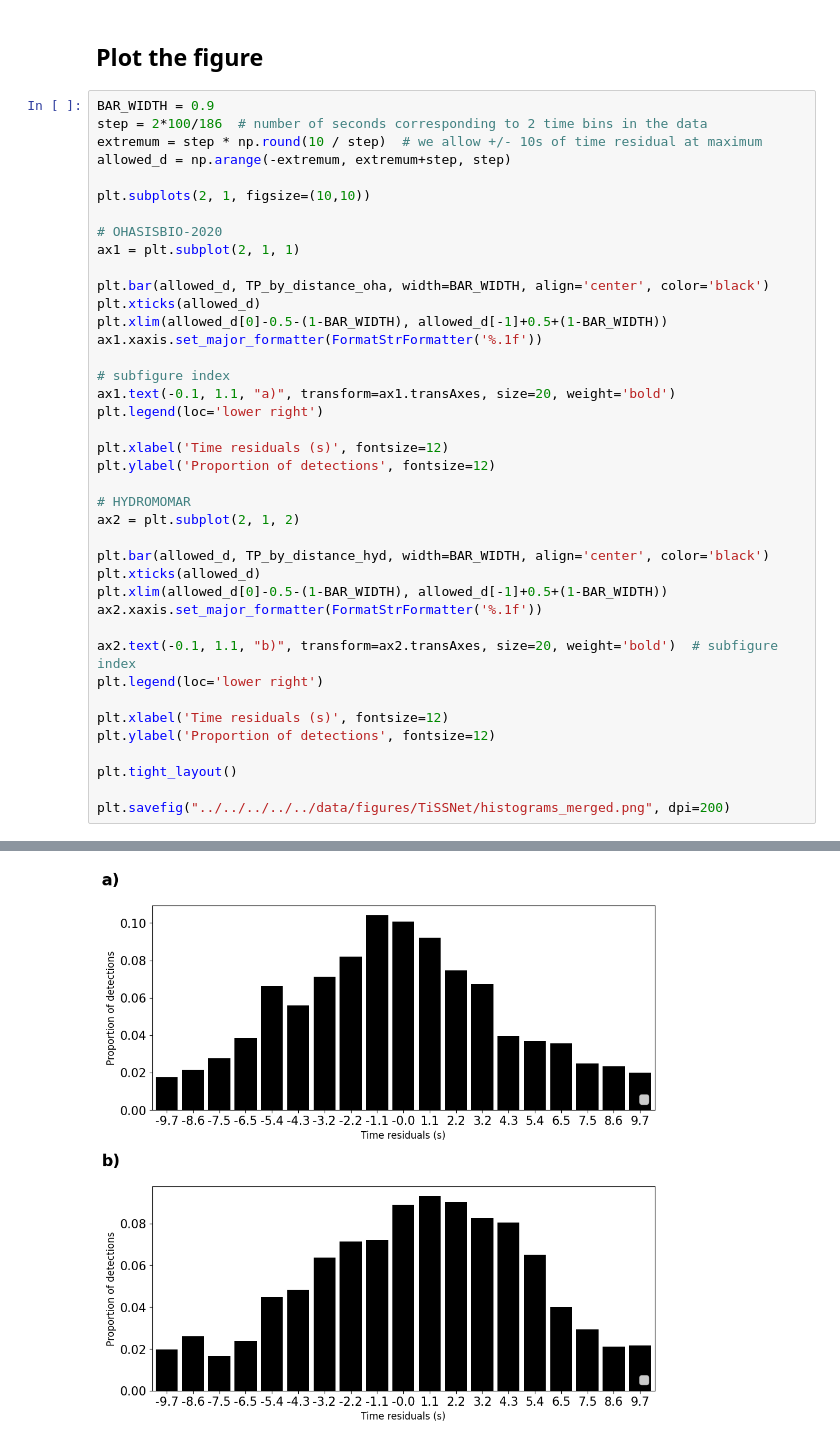
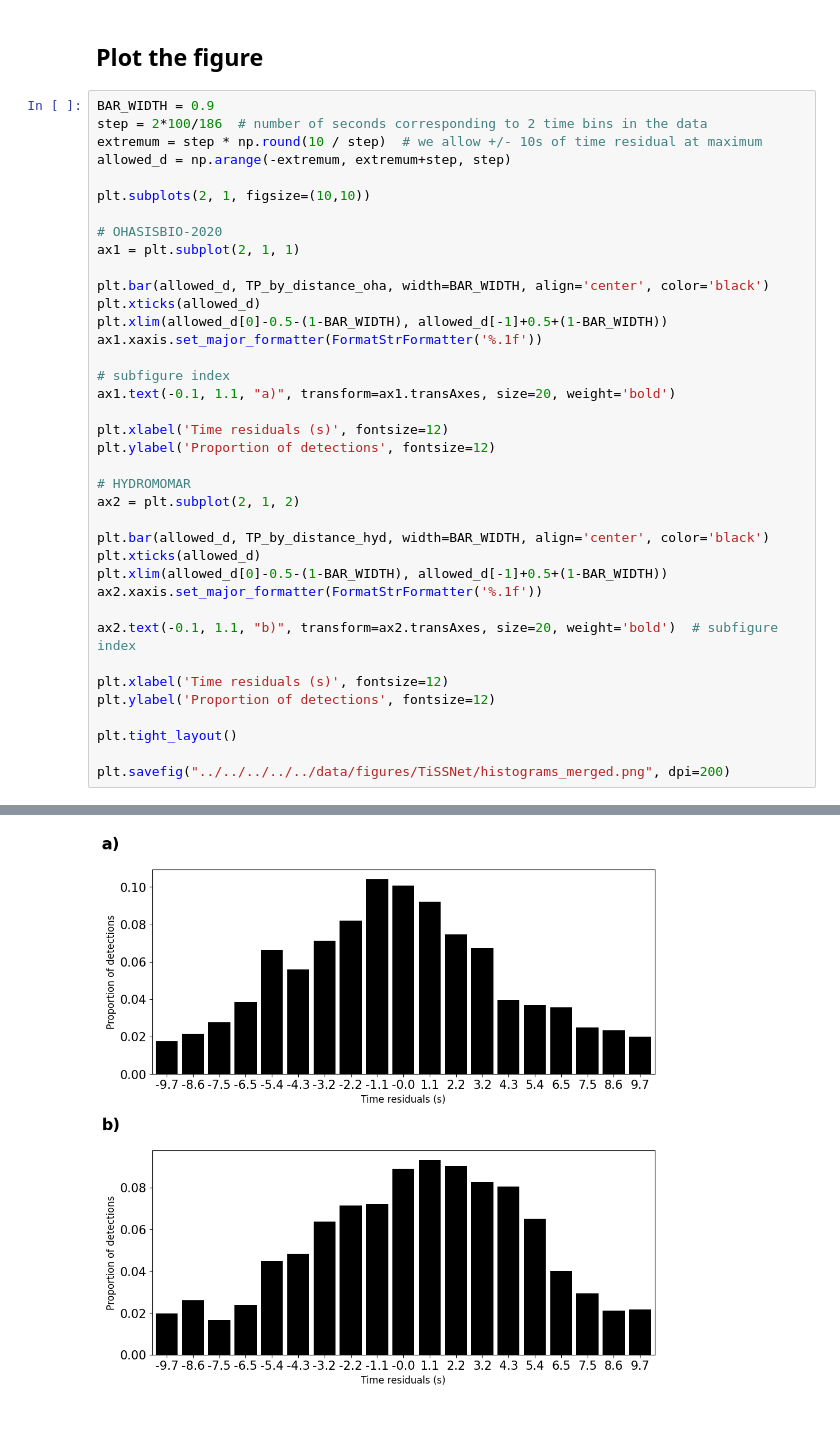
Before and after one commit to PYLRR/OHASISBIO_dataset, a Jupyter notebook: src/notebooks/detection/eval/figures_generation/histograms_plotter.ipynb, the cells around one changed output, grey strips where cells are left out. Saved outputs shown, nothing was run; the diff lists cells and outputs as text.

Commit message:
fixing plots layout by removing the useless legend from residuals histograms and changing yaml datasets path to relative path

```diff
--- a/src/notebooks/detection/eval/figures_generation/histograms_plotter.ipynb
+++ b/src/notebooks/detection/eval/figures_generation/histograms_plotter.ipynb
@@ -32,7 +32,6 @@ ax1.xaxis.set_major_formatter(FormatStrFormatter('%.1f'))
 
 # subfigure index
 ax1.text(-0.1, 1.1, "a)", transform=ax1.transAxes, size=20, weight='bold')
-plt.legend(loc='lower right')
 
 plt.xlabel('Time residuals (s)', fontsize=12)
 plt.ylabel('Proportion of detections', fontsize=12)
@@ -46,7 +45,6 @@ plt.xlim(allowed_d[0]-0.5-(1-BAR_WIDTH), allowed_d[-1]+0.5+(1-BAR_WIDTH))
 ax2.xaxis.set_major_formatter(FormatStrFormatter('%.1f'))
 
 ax2.text(-0.1, 1.1, "b)", transform=ax2.transAxes, size=20, weight='bold')  # subfigure index
-plt.legend(loc='lower right')
 
 plt.xlabel('Time residuals (s)', fontsize=12)
 plt.ylabel('Proportion of detections', fontsize=12)
@@ -60 +56 @@ No artists with labels found to put in legend.  Note that artists whose label st
-[figure, old version]
+[figure, new version]
```
Also changed, not shown: parts of 1 cell of this notebook, 6 other files.
